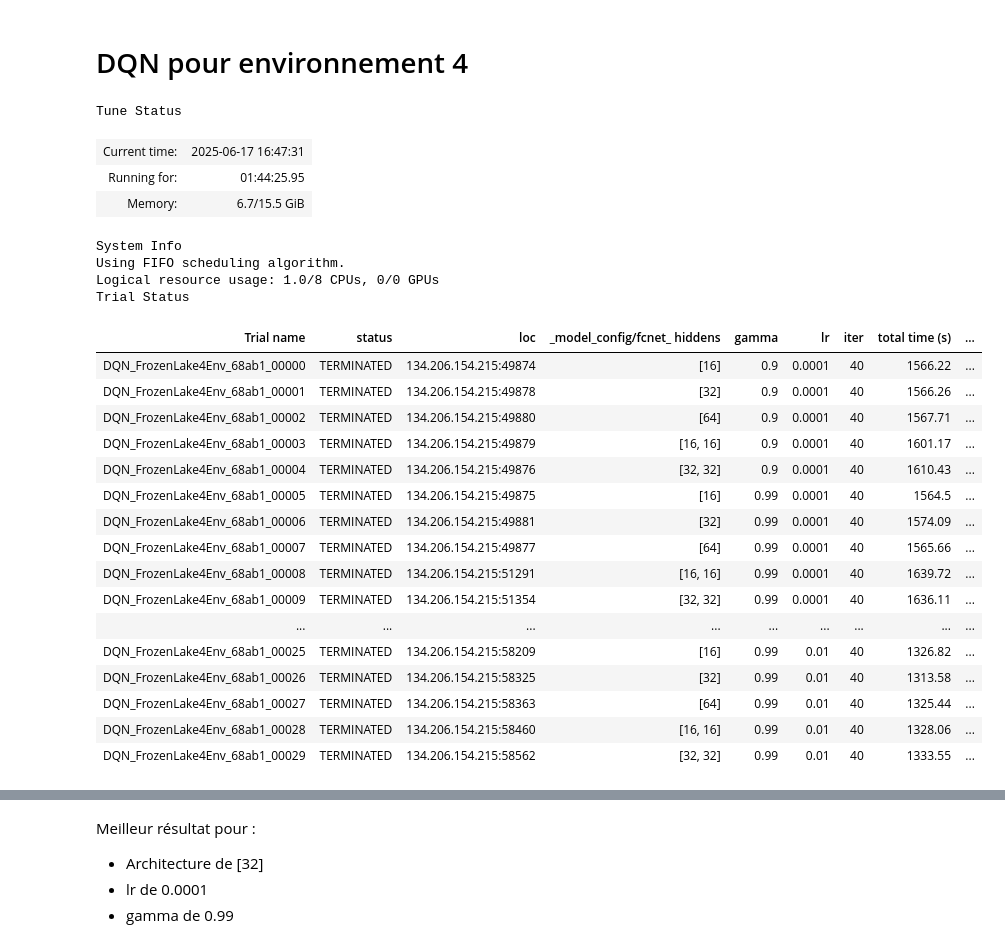
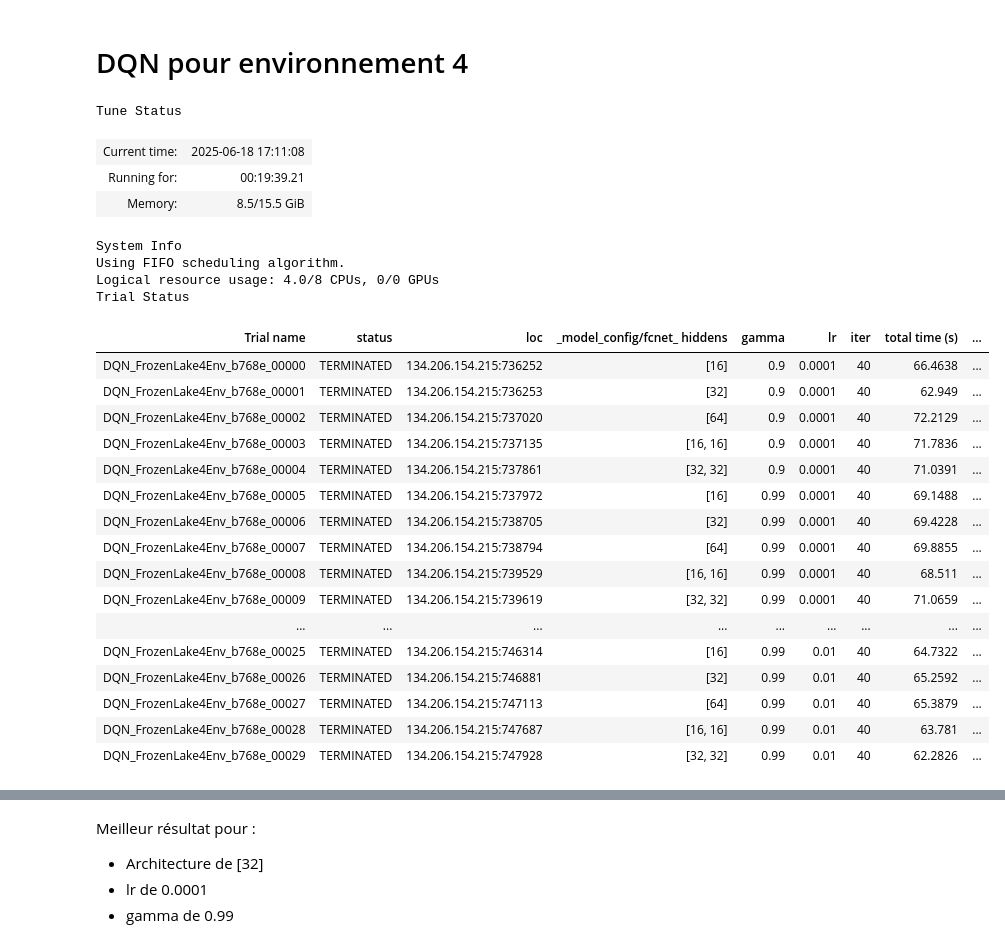
Before and after one commit to Enzo-Claeyssen/jeux_iteres_part1, a Jupyter notebook: labyrinthe_part3.ipynb, the cells around one changed output, grey strips where cells are left out. Cells and saved outputs as stored; diff of their text form; code cells hidden in the pictures.

```diff
--- a/labyrinthe_part3.ipynb
+++ b/labyrinthe_part3.ipynb
@@ -343,8 +343,8 @@ class FrozenLake4Env(gymnasium.Env) :
 
         left, down, right, up = self._getNeighbors(self.state)
         toReturn = {
-            'row_position' : [self.x],
-            'col_position' : [self.y],
+            'row_position' : np.array([self.x]),
+            'col_position' : np.array([self.y]),
             'left_neighbor' : left,
             'down_neighbor' : down,
             'right_neighbor' : right,
@@ -380,8 +380,8 @@ class FrozenLake4Env(gymnasium.Env) :
 
         left, down, right, up = self._getNeighbors(self.state)
         toReturn = {
-            'row_position' : [self.x],
-            'col_position' : [self.y],
+            'row_position' : np.array([self.x]),
+            'col_position' : np.array([self.y]),
             'left_neighbor' : left,
             'down_neighbor' : down,
             'right_neighbor' : right,
@@ -724,55 +726,57 @@ config = (
 
     .env_runners(
         env_to_module_connector=lambda env: FlattenObservations(),
+        num_env_runners=3,
+        num_envs_per_env_runner = 10
     )
 
 
     .training(
         lr = tune.grid_search([0.0001, 0.001, 0.01]),
         gamma = tune.grid_search([0.9, 0.99]),
         epsilon = [[0, 1], [35000, 0.01]]
     )
 
     .rl_module(
         model_config = {
             "fcnet_hiddens" : tune.grid_search([[16], [32], [64], [16, 16], [32, 32]])
         }
     )
 )
 
 
 
 tuner = tune.Tuner(
     config.algo_class,
     param_space=config,
     run_config=train.RunConfig(
         stop={"num_env_steps_sampled_lifetime": 40000},
     ),
 )
 results = tuner.fit()
 # %% [output]
 Tune Status
-| Current time: | 2025-06-17 16:47:31 |
-| Running for: | 01:44:25.95 |
-| Memory: | 6.7/15.5 GiB |
+| Current time: | 2025-06-18 17:11:08 |
+| Running for: | 00:19:39.21 |
+| Memory: | 8.5/15.5 GiB |
 System Info
 Using FIFO scheduling algorithm.
-Logical resource usage: 1.0/8 CPUs, 0/0 GPUs
+Logical resource usage: 4.0/8 CPUs, 0/0 GPUs
 Trial Status
 | Trial name | status | loc | _model_config/fcnet_ hiddens | gamma | lr | iter | total time (s) | ... |
-| DQN_FrozenLake4Env_68ab1_00000 | TERMINATED | 134.206.154.215:49874 | [16] | 0.9 | 0.0001 | 40 | 1566.22 | ... |
-| DQN_FrozenLake4Env_68ab1_00001 | TERMINATED | 134.206.154.215:49878 | [32] | 0.9 | 0.0001 | 40 | 1566.26 | ... |
-| DQN_FrozenLake4Env_68ab1_00002 | TERMINATED | 134.206.154.215:49880 | [64] | 0.9 | 0.0001 | 40 | 1567.71 | ... |
-| DQN_FrozenLake4Env_68ab1_00003 | TERMINATED | 134.206.154.215:49879 | [16, 16] | 0.9 | 0.0001 | 40 | 1601.17 | ... |
-| DQN_FrozenLake4Env_68ab1_00004 | TERMINATED | 134.206.154.215:49876 | [32, 32] | 0.9 | 0.0001 | 40 | 1610.43 | ... |
-| DQN_FrozenLake4Env_68ab1_00005 | TERMINATED | 134.206.154.215:49875 | [16] | 0.99 | 0.0001 | 40 | 1564.5 | ... |
-| DQN_FrozenLake4Env_68ab1_00006 | TERMINATED | 134.206.154.215:49881 | [32] | 0.99 | 0.0001 | 40 | 1574.09 | ... |
-| DQN_FrozenLake4Env_68ab1_00007 | TERMINATED | 134.206.154.215:49877 | [64] | 0.99 | 0.0001 | 40 | 1565.66 | ... |
-| DQN_FrozenLake4Env_68ab1_00008 | TERMINATED | 134.206.154.215:51291 | [16, 16] | 0.99 | 0.0001 | 40 | 1639.72 | ... |
-| DQN_FrozenLake4Env_68ab1_00009 | TERMINATED | 134.206.154.215:51354 | [32, 32] | 0.99 | 0.0001 | 40 | 1636.11 | ... |
+| DQN_FrozenLake4Env_b768e_00000 | TERMINATED | 134.206.154.215:736252 | [16] | 0.9 | 0.0001 | 40 | 66.4638 | ... |
+| DQN_FrozenLake4Env_b768e_00001 | TERMINATED | 134.206.154.215:736253 | [32] | 0.9 | 0.0001 | 40 | 62.949 | ... |
+| DQN_FrozenLake4Env_b768e_00002 | TERMINATED | 134.206.154.215:737020 | [64] | 0.9 | 0.0001 | 40 | 72.2129 | ... |
+| DQN_FrozenLake4Env_b768e_00003 | TERMINATED | 134.206.154.215:737135 | [16, 16] | 0.9 | 0.0001 | 40 | 71.7836 | ... |
+| DQN_FrozenLake4Env_b768e_00004 | TERMINATED | 134.206.154.215:737861 | [32, 32] | 0.9 | 0.0001 | 40 | 71.0391 | ... |
+| DQN_FrozenLake4Env_b768e_00005 | TERMINATED | 134.206.154.215:737972 | [16] | 0.99 | 0.0001 | 40 | 69.1488 | ... |
+| DQN_FrozenLake4Env_b768e_00006 | TERMINATED | 134.206.154.215:738705 | [32] | 0.99 | 0.0001 | 40 | 69.4228 | ... |
+| DQN_FrozenLake4Env_b768e_00007 | TERMINATED | 134.206.154.215:738794 | [64] | 0.99 | 0.0001 | 40 | 69.8855 | ... |
+| DQN_FrozenLake4Env_b768e_00008 | TERMINATED | 134.206.154.215:739529 | [16, 16] | 0.99 | 0.0001 | 40 | 68.511 | ... |
+| DQN_FrozenLake4Env_b768e_00009 | TERMINATED | 134.206.154.215:739619 | [32, 32] | 0.99 | 0.0001 | 40 | 71.0659 | ... |
 | ... | ... | ... | ... | ... | ... | ... | ... | ... |
-| DQN_FrozenLake4Env_68ab1_00025 | TERMINATED | 134.206.154.215:58209 | [16] | 0.99 | 0.01 | 40 | 1326.82 | ... |
-| DQN_FrozenLake4Env_68ab1_00026 | TERMINATED | 134.206.154.215:58325 | [32] | 0.99 | 0.01 | 40 | 1313.58 | ... |
-| DQN_FrozenLake4Env_68ab1_00027 | TERMINATED | 134.206.154.215:58363 | [64] | 0.99 | 0.01 | 40 | 1325.44 | ... |
-| DQN_FrozenLake4Env_68ab1_00028 | TERMINATED | 134.206.154.215:58460 | [16, 16] | 0.99 | 0.01 | 40 | 1328.06 | ... |
-| DQN_FrozenLake4Env_68ab1_00029 | TERMINATED | 134.206.154.215:58562 | [32, 32] | 0.99 | 0.01 | 40 | 1333.55 | ... |
+| DQN_FrozenLake4Env_b768e_00025 | TERMINATED | 134.206.154.215:746314 | [16] | 0.99 | 0.01 | 40 | 64.7322 | ... |
+| DQN_FrozenLake4Env_b768e_00026 | TERMINATED | 134.206.154.215:746881 | [32] | 0.99 | 0.01 | 40 | 65.2592 | ... |
+| DQN_FrozenLake4Env_b768e_00027 | TERMINATED | 134.206.154.215:747113 | [64] | 0.99 | 0.01 | 40 | 65.3879 | ... |
+| DQN_FrozenLake4Env_b768e_00028 | TERMINATED | 134.206.154.215:747687 | [16, 16] | 0.99 | 0.01 | 40 | 63.781 | ... |
+| DQN_FrozenLake4Env_b768e_00029 | TERMINATED | 134.206.154.215:747928 | [32, 32] | 0.99 | 0.01 | 40 | 62.2826 | ... |
```
Also changed, not shown: parts of 10 cells of this notebook, 1 other file.
